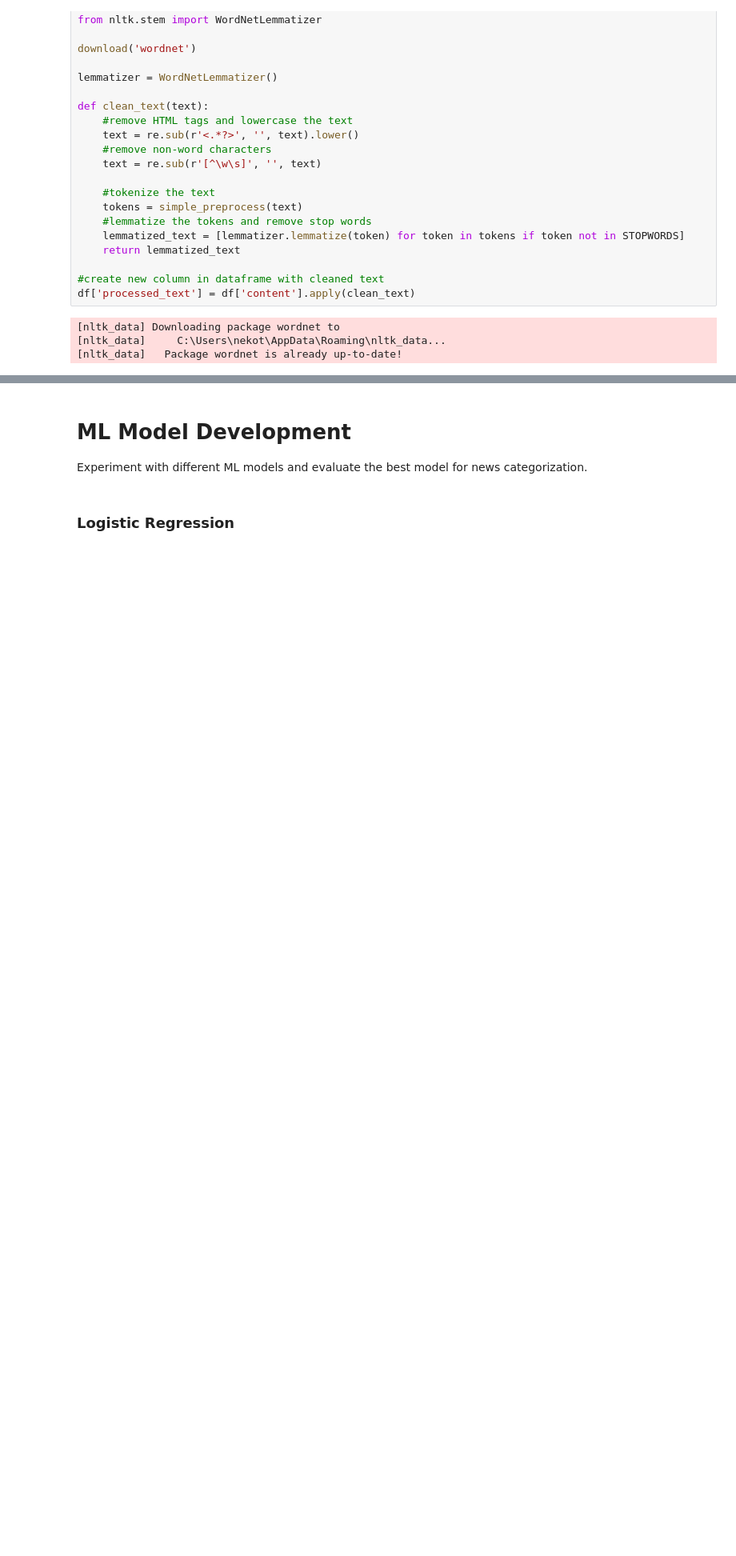
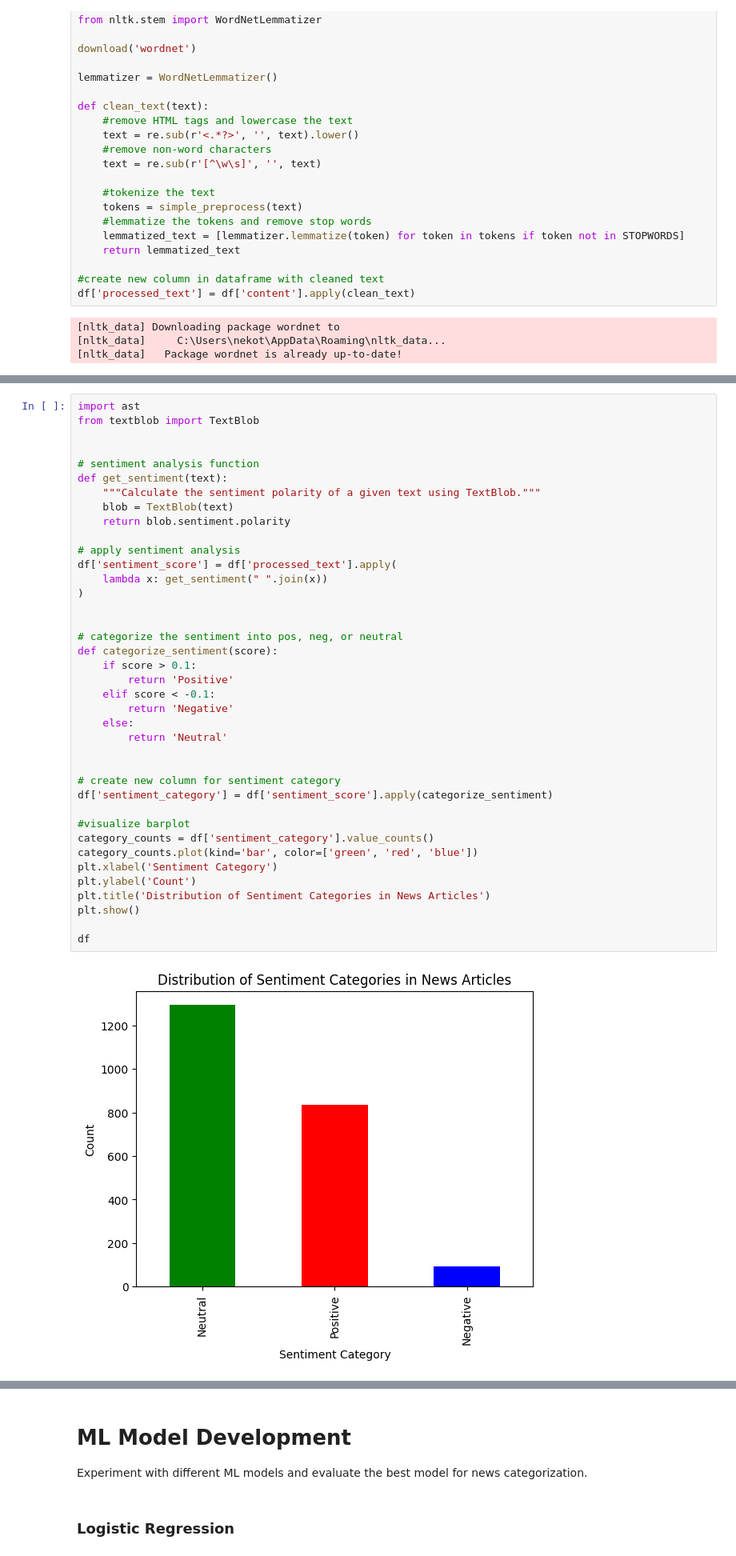
Before and after one commit to AI-Studio-News-Copilot/microsoft-news-copilot, a Jupyter notebook: data-prep.ipynb, the cells around one changed output, grey strips where cells are left out. Shown at 80% size. Cells and saved outputs as stored; diff of their text form; blank space fills up the shorter version.

Commit message:
integrated sentiment analysis code into notebook

```diff
--- a/data-prep.ipynb
+++ b/data-prep.ipynb
@@ -163,0 +166,41 @@ plt.show()
+# %%
+import ast
+from textblob import TextBlob
+
+
+# sentiment analysis function
+def get_sentiment(text):
+    """Calculate the sentiment polarity of a given text using TextBlob."""
+    blob = TextBlob(text)
+    return blob.sentiment.polarity
+
+# apply sentiment analysis
+df['sentiment_score'] = df['processed_text'].apply(
+    lambda x: get_sentiment(" ".join(x))
+)
+
+
+# categorize the sentiment into pos, neg, or neutral
+def categorize_sentiment(score):
+    if score > 0.1:
+        return 'Positive'
+    elif score < -0.1:
+        return 'Negative'
+    else:
+        return 'Neutral'
+
+
+# create new column for sentiment category
+df['sentiment_category'] = df['sentiment_score'].apply(categorize_sentiment)
+
+#visualize barplot
+category_counts = df['sentiment_category'].value_counts()
+category_counts.plot(kind='bar', color=['green', 'red', 'blue'])
+plt.xlabel('Sentiment Category')
+plt.ylabel('Count')
+plt.title('Distribution of Sentiment Categories in News Articles')
+plt.show()
+
+df
+# %% [output]
+[figure, added]
```
Also changed, not shown: parts of 9 cells of this notebook.
